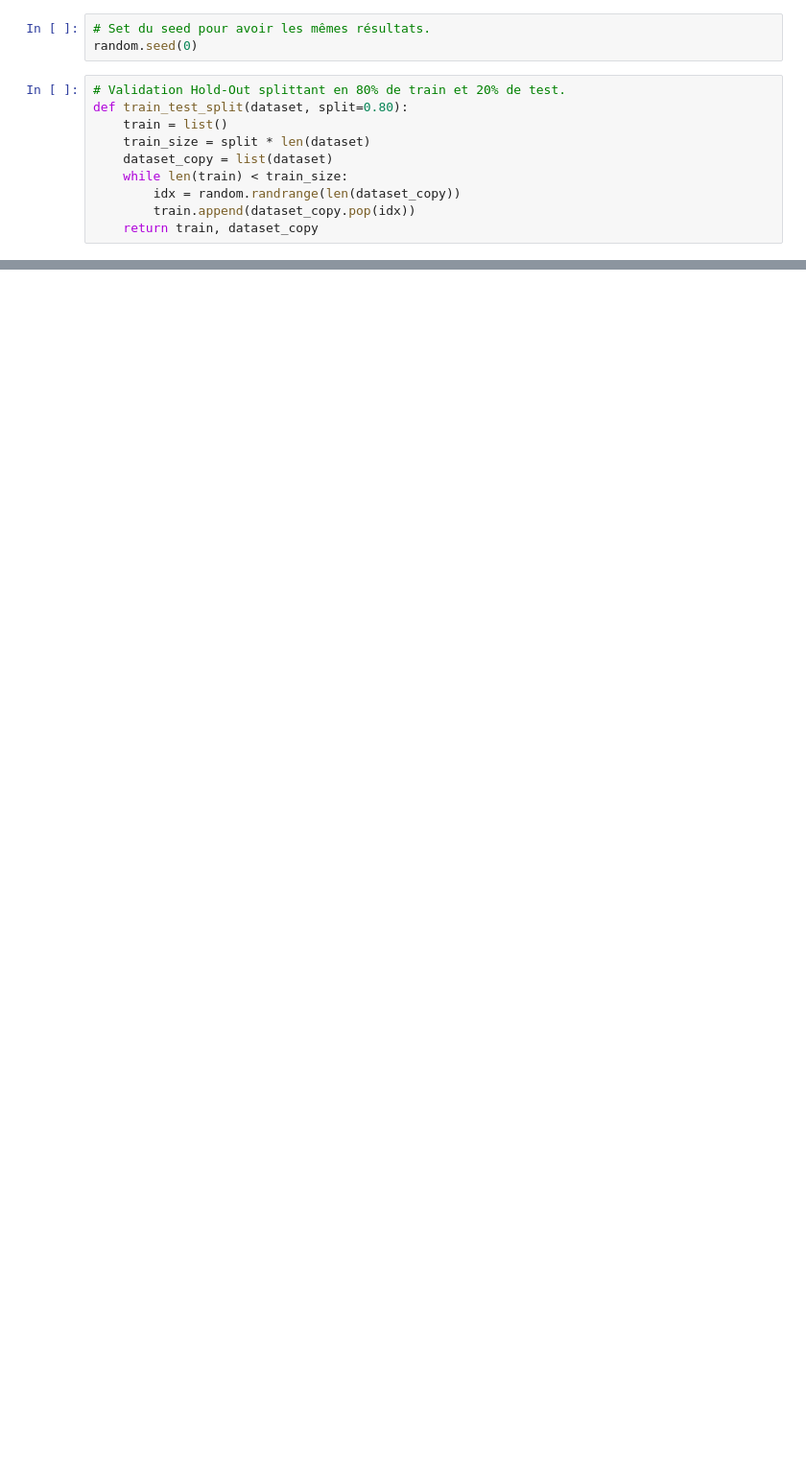
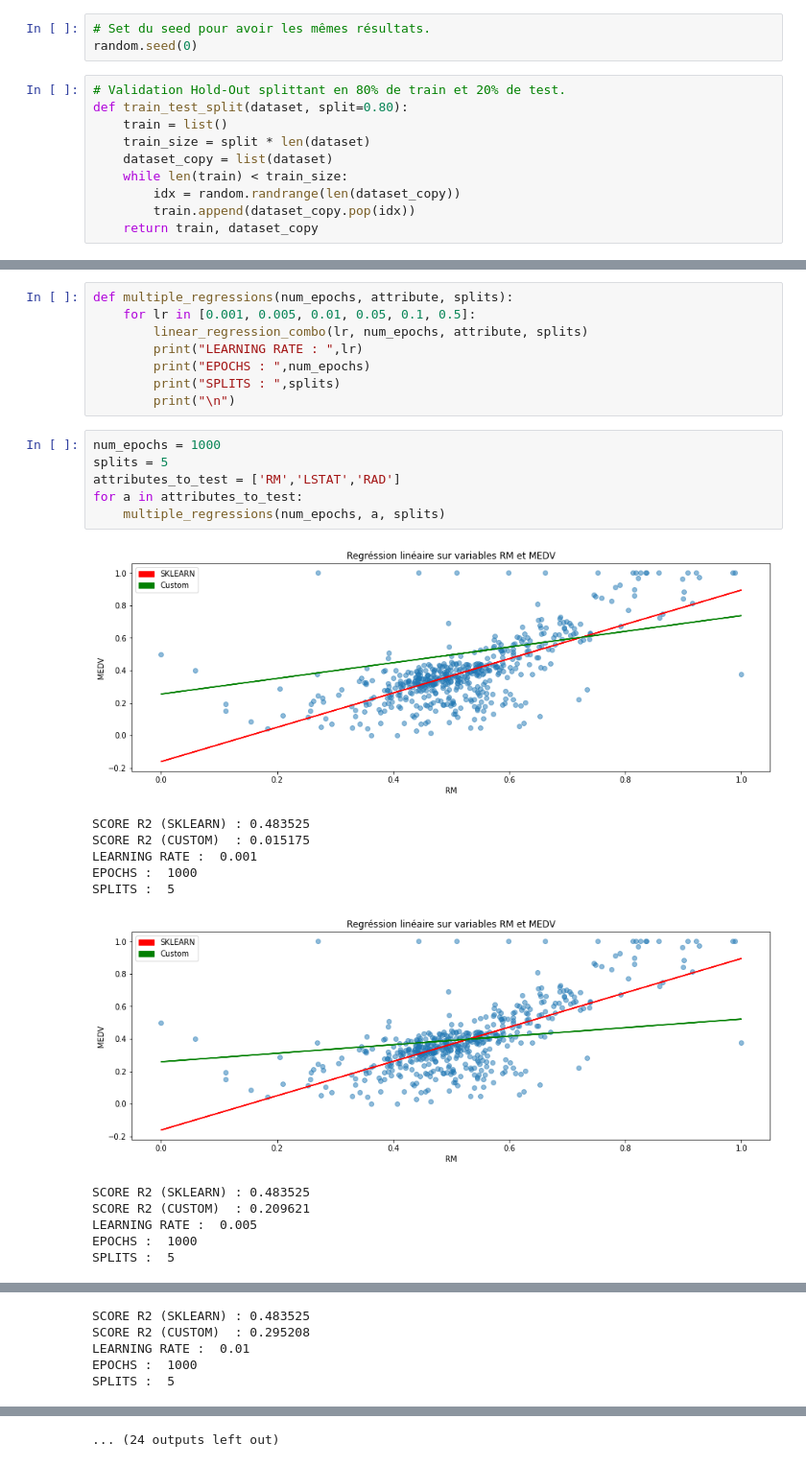
Before and after one commit to FazlijaYlli/FAZLIJA_LEISSING_TP5, a Jupyter notebook: FAZLIJA_LEISSING_TP5.ipynb, the cells around one changed output, grey strips where cells are left out. Shown at 96% size. Drawn from its saved outputs; the diff is of its cells as text; blank space fills up the shorter version.

```diff
--- a/FAZLIJA_LEISSING_TP5.ipynb
+++ b/FAZLIJA_LEISSING_TP5.ipynb
@@ -303,0 +424,27 @@ After 9 epochs b = [0.8052278], m = [0.67201597], error = [0.00185876]
+# %%
+def multiple_regressions(num_epochs, attribute, splits):
+    for lr in [0.001, 0.005, 0.01, 0.05, 0.1, 0.5]:
+        linear_regression_combo(lr, num_epochs, attribute, splits)
+        print("LEARNING RATE : ",lr)
+        print("EPOCHS : ",num_epochs)
+        print("SPLITS : ",splits)
+        print("\n")
+# %%
+num_epochs = 1000
+splits = 5
+attributes_to_test = ['RM','LSTAT','RAD']
+for a in attributes_to_test:
+    multiple_regressions(num_epochs, a, splits)
+# %% [output]
+[figure, added]
+SCORE R2 (SKLEARN) : 0.483525
+SCORE R2 (CUSTOM)  : 0.015175
+LEARNING RATE :  0.001
+EPOCHS :  1000
+SPLITS :  5
+[figure, added]
+SCORE R2 (SKLEARN) : 0.483525
+SCORE R2 (CUSTOM)  : 0.209621
+LEARNING RATE :  0.005
+EPOCHS :  1000
+SPLITS :  5
@@ -303,0 +452,5 @@ After 9 epochs b = [0.8052278], m = [0.67201597], error = [0.00185876]
+SCORE R2 (SKLEARN) : 0.483525
+SCORE R2 (CUSTOM)  : 0.295208
+LEARNING RATE :  0.01
+EPOCHS :  1000
+SPLITS :  5
@@ -303,0 +475 @@ After 9 epochs b = [0.8052278], m = [0.67201597], error = [0.00185876]
+... (24 outputs left out)
```
Also changed, not shown: parts of 35 cells of this notebook.
